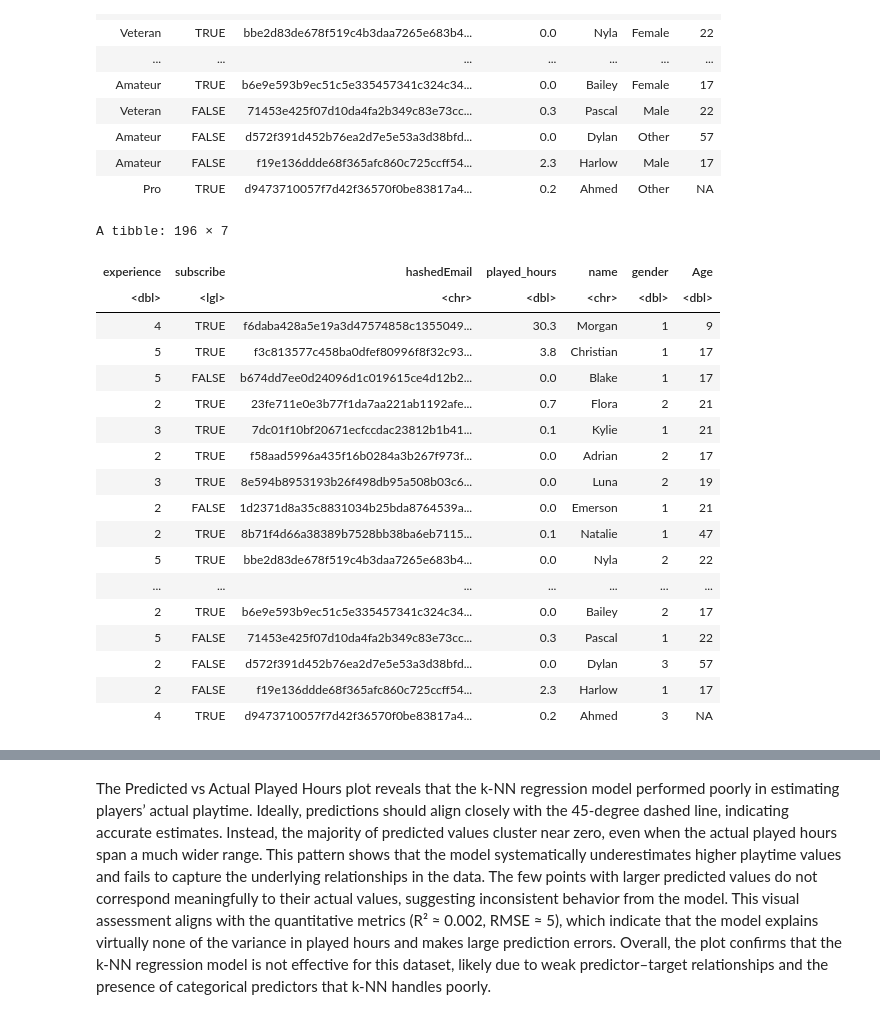
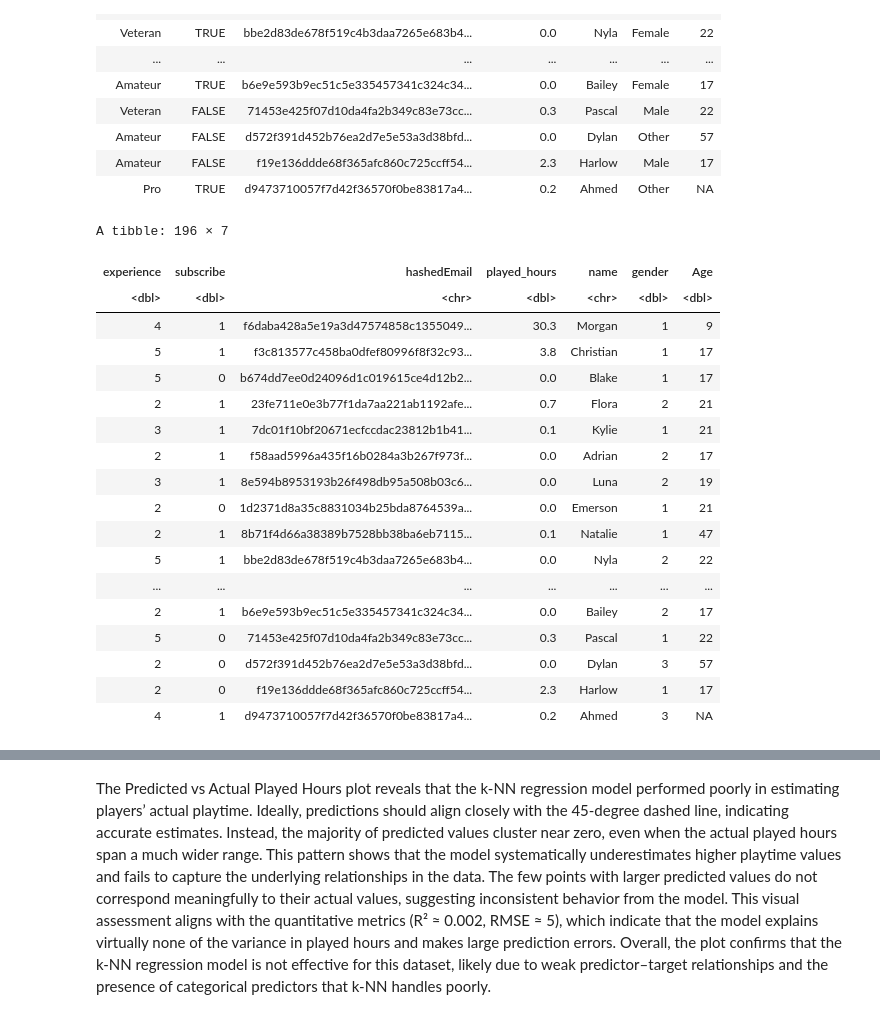
Before and after one commit to ctrl-tiramisu/dsci100-group-008, a Jupyter notebook: group 8 report-Copy1.ipynb, the cells around one changed output, grey strips where cells are left out. Drawn from its saved outputs; the diff is of its cells as text; code cells hidden in the pictures.

```diff
--- a/group 8 report-Copy1.ipynb
+++ b/group 8 report-Copy1.ipynb
@@ -257,36 +278,49 @@ A tibble: 196 × 7
 # %%
 players_number <- players_tidy |>
 mutate(gender = case_when(
       gender %in% c("Male") ~ 1,
       gender %in% c("Female") ~ 2,
       TRUE ~ 3))|>
+
 mutate(experience = case_when(
       experience %in% c("Beginner") ~ 1,
       experience %in% c("Amateur") ~ 2,
       experience %in% c("Regular") ~ 3,
       experience %in% c("Pro") ~ 4,
-      experience %in% c("Veteran") ~ 5))
+      experience %in% c("Veteran") ~ 5))|>
+
+mutate(subscribe = case_when(
+      subscribe %in% c("TRUE") ~ 1,
+      subscribe %in% c("FALSE") ~ 0))
+
+
+players_number <- players_number|>
+    mutate(
+        Age = as.numeric(Age),
+        subscribe = as.numeric(subscribe),
+        experience = as.numeric(experience),
+        gender = as.numeric(gender))
 
 players_number
 # %% [output]
 A tibble: 196 × 7
 | experience | subscribe | hashedEmail | played_hours | name | gender | Age |
-| <dbl> | <lgl> | <chr> | <dbl> | <chr> | <dbl> | <dbl> |
-| 4 | TRUE | f6daba428a5e19a3d47574858c1355049... | 30.3 | Morgan | 1 | 9 |
-| 5 | TRUE | f3c813577c458ba0dfef80996f8f32c93... | 3.8 | Christian | 1 | 17 |
-| 5 | FALSE | b674dd7ee0d24096d1c019615ce4d12b2... | 0.0 | Blake | 1 | 17 |
-| 2 | TRUE | 23fe711e0e3b77f1da7aa221ab1192afe... | 0.7 | Flora | 2 | 21 |
-| 3 | TRUE | 7dc01f10bf20671ecfccdac23812b1b41... | 0.1 | Kylie | 1 | 21 |
-| 2 | TRUE | f58aad5996a435f16b0284a3b267f973f... | 0.0 | Adrian | 2 | 17 |
-| 3 | TRUE | 8e594b8953193b26f498db95a508b03c6... | 0.0 | Luna | 2 | 19 |
-| 2 | FALSE | 1d2371d8a35c8831034b25bda8764539a... | 0.0 | Emerson | 1 | 21 |
-| 2 | TRUE | 8b71f4d66a38389b7528bb38ba6eb7115... | 0.1 | Natalie | 1 | 47 |
-| 5 | TRUE | bbe2d83de678f519c4b3daa7265e683b4... | 0.0 | Nyla | 2 | 22 |
+| <dbl> | <dbl> | <chr> | <dbl> | <chr> | <dbl> | <dbl> |
+| 4 | 1 | f6daba428a5e19a3d47574858c1355049... | 30.3 | Morgan | 1 | 9 |
+| 5 | 1 | f3c813577c458ba0dfef80996f8f32c93... | 3.8 | Christian | 1 | 17 |
+| 5 | 0 | b674dd7ee0d24096d1c019615ce4d12b2... | 0.0 | Blake | 1 | 17 |
+| 2 | 1 | 23fe711e0e3b77f1da7aa221ab1192afe... | 0.7 | Flora | 2 | 21 |
+| 3 | 1 | 7dc01f10bf20671ecfccdac23812b1b41... | 0.1 | Kylie | 1 | 21 |
+| 2 | 1 | f58aad5996a435f16b0284a3b267f973f... | 0.0 | Adrian | 2 | 17 |
+| 3 | 1 | 8e594b8953193b26f498db95a508b03c6... | 0.0 | Luna | 2 | 19 |
+| 2 | 0 | 1d2371d8a35c8831034b25bda8764539a... | 0.0 | Emerson | 1 | 21 |
+| 2 | 1 | 8b71f4d66a38389b7528bb38ba6eb7115... | 0.1 | Natalie | 1 | 47 |
+| 5 | 1 | bbe2d83de678f519c4b3daa7265e683b4... | 0.0 | Nyla | 2 | 22 |
 | ... | ... | ... | ... | ... | ... | ... |
-| 2 | TRUE | b6e9e593b9ec51c5e335457341c324c34... | 0.0 | Bailey | 2 | 17 |
-| 5 | FALSE | 71453e425f07d10da4fa2b349c83e73cc... | 0.3 | Pascal | 1 | 22 |
-| 2 | FALSE | d572f391d452b76ea2d7e5e53a3d38bfd... | 0.0 | Dylan | 3 | 57 |
-| 2 | FALSE | f19e136ddde68f365afc860c725ccff54... | 2.3 | Harlow | 1 | 17 |
-| 4 | TRUE | d9473710057f7d42f36570f0be83817a4... | 0.2 | Ahmed | 3 | NA |
+| 2 | 1 | b6e9e593b9ec51c5e335457341c324c34... | 0.0 | Bailey | 2 | 17 |
+| 5 | 0 | 71453e425f07d10da4fa2b349c83e73cc... | 0.3 | Pascal | 1 | 22 |
+| 2 | 0 | d572f391d452b76ea2d7e5e53a3d38bfd... | 0.0 | Dylan | 3 | 57 |
+| 2 | 0 | f19e136ddde68f365afc860c725ccff54... | 2.3 | Harlow | 1 | 17 |
+| 4 | 1 | d9473710057f7d42f36570f0be83817a4... | 0.2 | Ahmed | 3 | NA |
 # %%
 ## Select for only predictors and target variables
```
Also changed, not shown: parts of 6 cells of this notebook.
